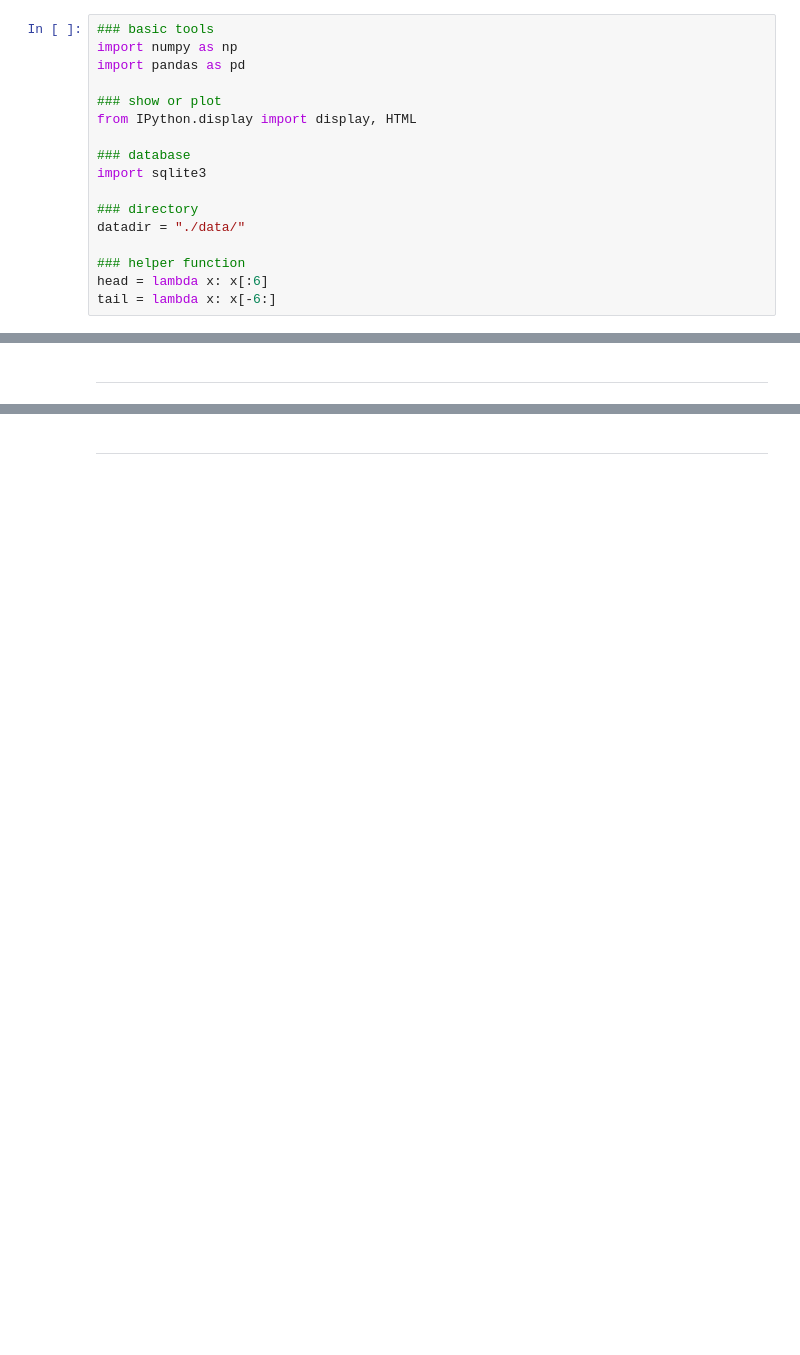
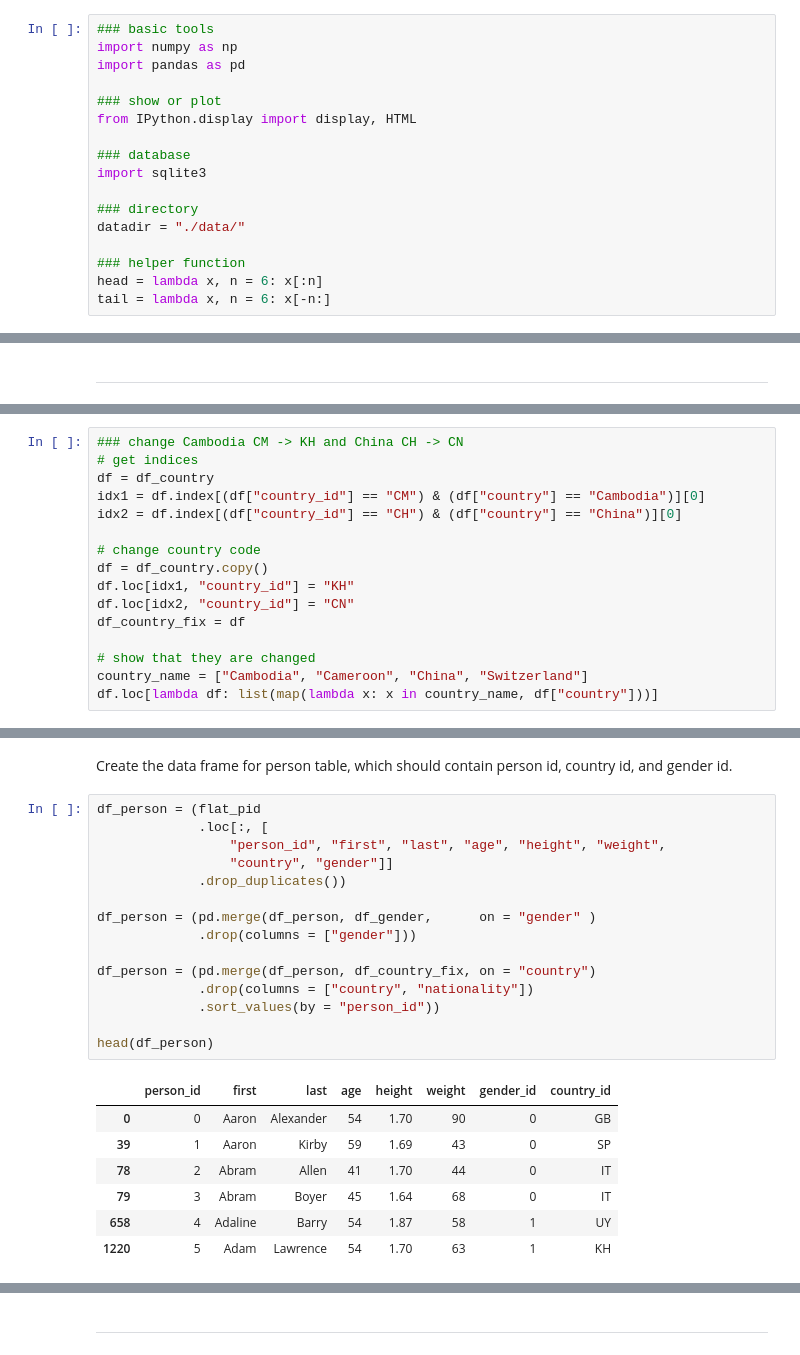
Before and after one commit to clintko/Duke_BIOS707_Notes, a Jupyter notebook: Z02_Relatinal_Databases_SQL_kuei.ipynb, the cells around one changed output, grey strips where cells are left out. Cells and saved outputs as stored; diff of their text form; blank space fills up the shorter version.

```diff
--- a/Z02_Relatinal_Databases_SQL_kuei.ipynb
+++ b/Z02_Relatinal_Databases_SQL_kuei.ipynb
@@ -15,8 +15,8 @@ import sqlite3
 datadir = "./data/"
 
 ### helper function
-head = lambda x: x[:6]
-tail = lambda x: x[-6:]
+head = lambda x, n = 6: x[:n]
+tail = lambda x, n = 6: x[-n:]
 # %% [markdown]
 # Working with Relational Databases and SQL
 # %% [markdown]
@@ -246,0 +254,16 @@ cur.execute("DROP TABLE IF EXISTS Person;")
+# %%
+### change Cambodia CM -> KH and China CH -> CN
+# get indices
+df = df_country
+idx1 = df.index[(df["country_id"] == "CM") & (df["country"] == "Cambodia")][0]
+idx2 = df.index[(df["country_id"] == "CH") & (df["country"] == "China")][0]
+
+# change country code
+df = df_country.copy()
+df.loc[idx1, "country_id"] = "KH"
+df.loc[idx2, "country_id"] = "CN"
+df_country_fix = df
+
+# show that they are changed
+country_name = ["Cambodia", "Cameroon", "China", "Switzerland"]
+df.loc[lambda df: list(map(lambda x: x in country_name, df["country"]))]
@@ -246,0 +278,25 @@ cur.execute("DROP TABLE IF EXISTS Person;")
+# %% [markdown]
+Create the data frame for person table, which should contain person id, country id, and gender id.
+# %%
+df_person = (flat_pid
+             .loc[:, [
+                 "person_id", "first", "last", "age", "height", "weight",
+                 "country", "gender"]]
+             .drop_duplicates())
+
+df_person = (pd.merge(df_person, df_gender,      on = "gender" )
+             .drop(columns = ["gender"]))
+
+df_person = (pd.merge(df_person, df_country_fix, on = "country")
+             .drop(columns = ["country", "nationality"])
+             .sort_values(by = "person_id"))
+
+head(df_person)
+# %% [output]
+|  | person_id | first | last | age | height | weight | gender_id | country_id |
+| 0 | 0 | Aaron | Alexander | 54 | 1.70 | 90 | 0 | GB |
+| 39 | 1 | Aaron | Kirby | 59 | 1.69 | 43 | 0 | SP |
+| 78 | 2 | Abram | Allen | 41 | 1.70 | 44 | 0 | IT |
+| 79 | 3 | Abram | Boyer | 45 | 1.64 | 68 | 0 | IT |
+| 658 | 4 | Adaline | Barry | 54 | 1.87 | 58 | 1 | UY |
+| 1220 | 5 | Adam | Lawrence | 54 | 1.70 | 63 | 1 | KH |
```
Also changed, not shown: parts of 66 cells of this notebook, 3 other files.
